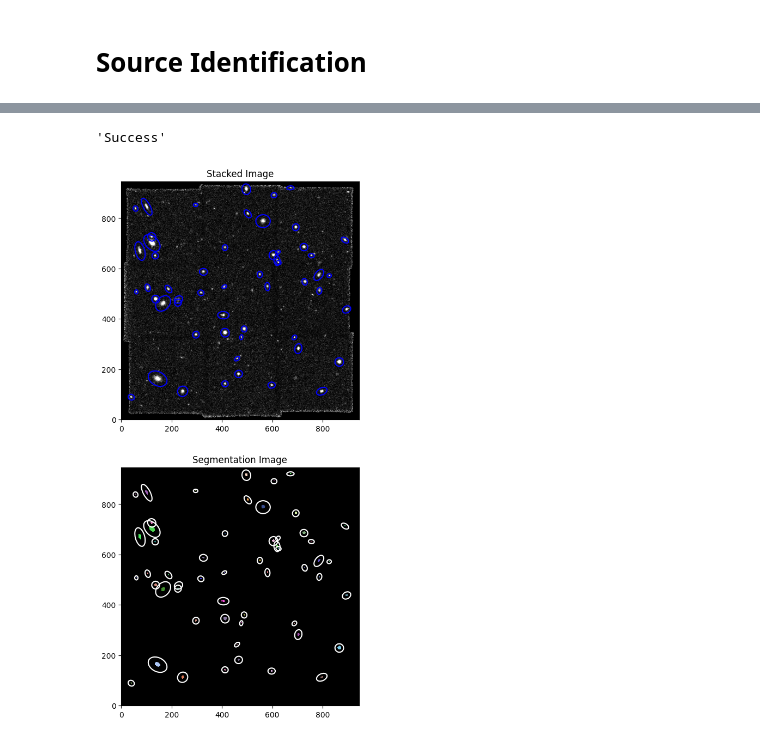
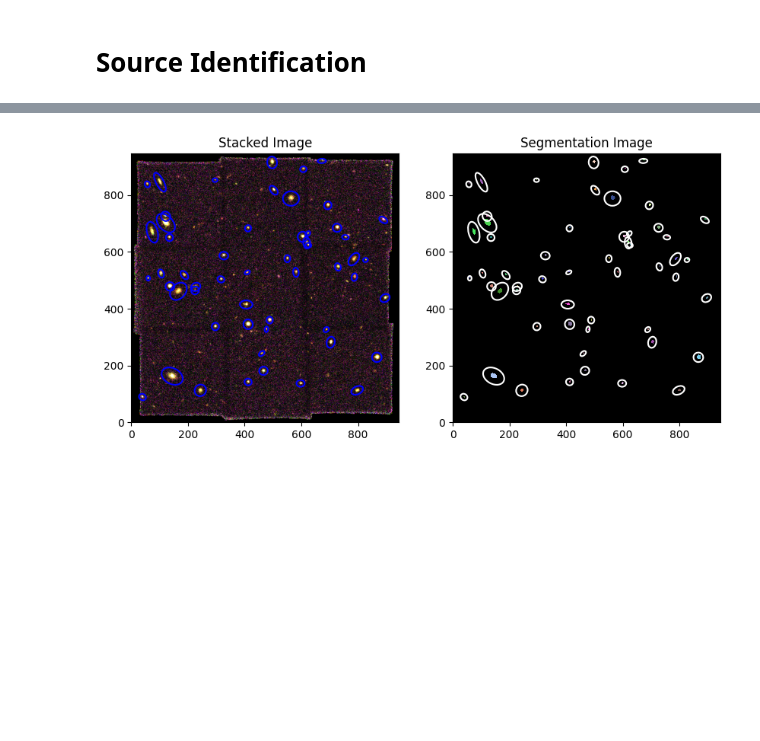
Before and after one commit to matBonet/caelestial-echoes, a Jupyter notebook: muse_hubble_deep_field(mosaic).ipynb, the cells around one changed output, grey strips where cells are left out. Saved outputs shown, nothing was run; the diff lists cells and outputs as text; code cells hidden in the pictures; blank space fills up the shorter version.

```diff
--- a/muse_hubble_deep_field(mosaic).ipynb
+++ b/muse_hubble_deep_field(mosaic).ipynb
@@ -176,9 +175,6 @@ FWHM = 3
 mean, median, std = sigma_clipped_stats(test_data, sigma=3.0)
 
 # Segmentation
-from astropy.convolution import convolve
-from photutils.segmentation import make_2dgaussian_kernel, detect_sources, deblend_sources, SourceCatalog
-
 kernel = make_2dgaussian_kernel(FWHM, size=5)  # FWHM = 3.0
 convolved_data = convolve(test_data, kernel, nan_treatment='fill', fill_value=0)
 segment_map = detect_sources(convolved_data, 5*std, npixels=10)
@@ -191,8 +187,8 @@ catalog = SourceCatalog(test_data, segm_deblend, convolved_data=convolved_data)
 catalog_table = catalog.to_table().columns
 
 # Plotting
-fig, (ax1, ax2) = plt.subplots(2, 1, figsize=(10, 12.5))
-ax1.imshow(gray_adjusted, origin='lower', cmap='Greys_r')
+fig, (ax1, ax2) = plt.subplots(1, 2, figsize=(10, 12.5))
+ax1.imshow(np.clip(pic_adjusted, 0, 1), origin='lower', cmap='Greys_r')
 ax1.set_title('Stacked Image')
 ax2.imshow(segment_map, origin='lower', cmap=segment_map.cmap,
            interpolation='nearest')
@@ -201,7 +197,5 @@ ax2.set_title('Segmentation Image')
 catalog.plot_kron_apertures(ax=ax1, color='blue', lw=1.5)
 catalog.plot_kron_apertures(ax=ax2, color='white', lw=1.5)
 
-
-
 "Success"
 # %% [output]
@@ -210,2 +203 @@ Clipping input data to the valid range for imshow with RGB data ([0..1] for floa
-'Success'
-[figure, old version]
+[figure, new version]
```
Also changed, not shown: parts of 6 cells of this notebook, 1 other file.
